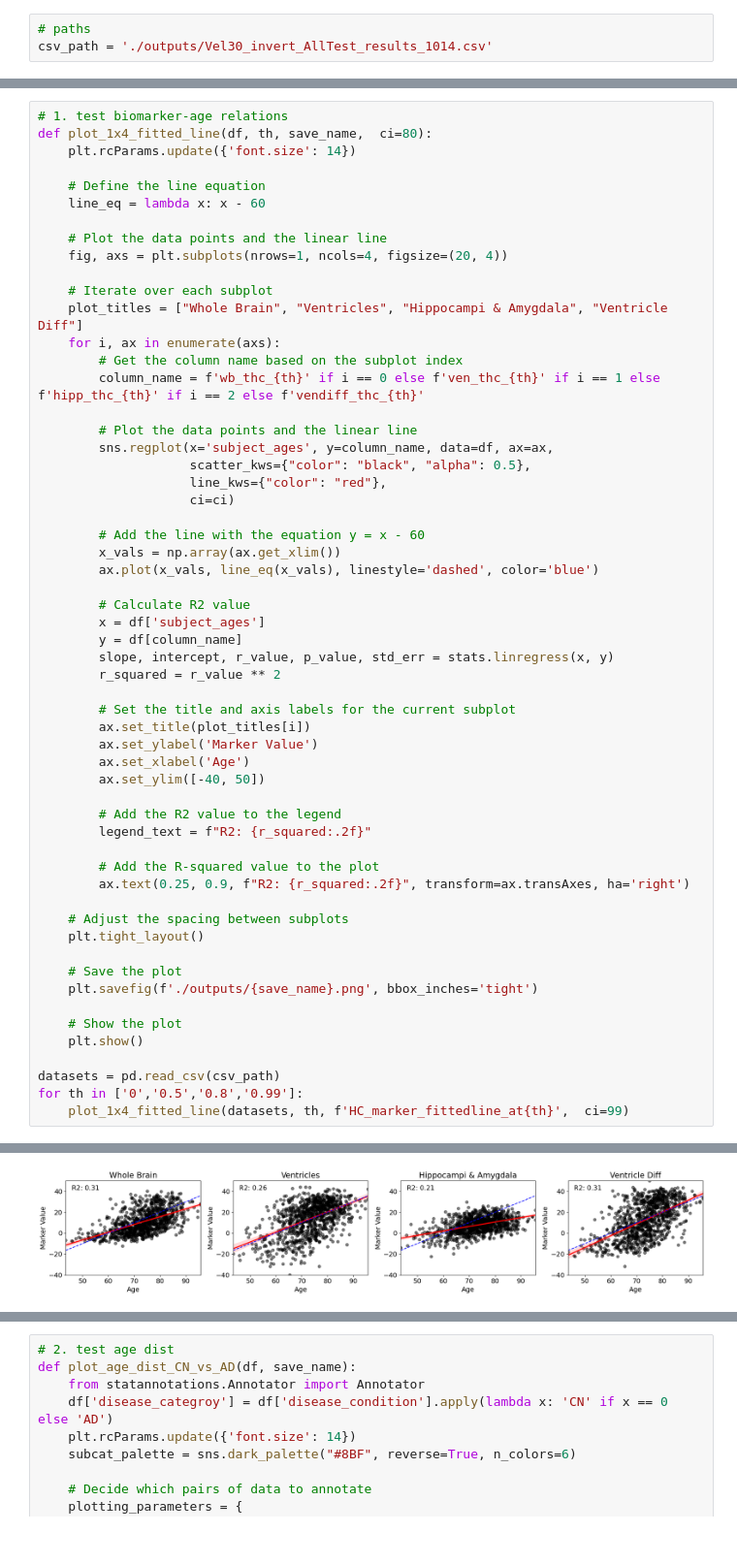
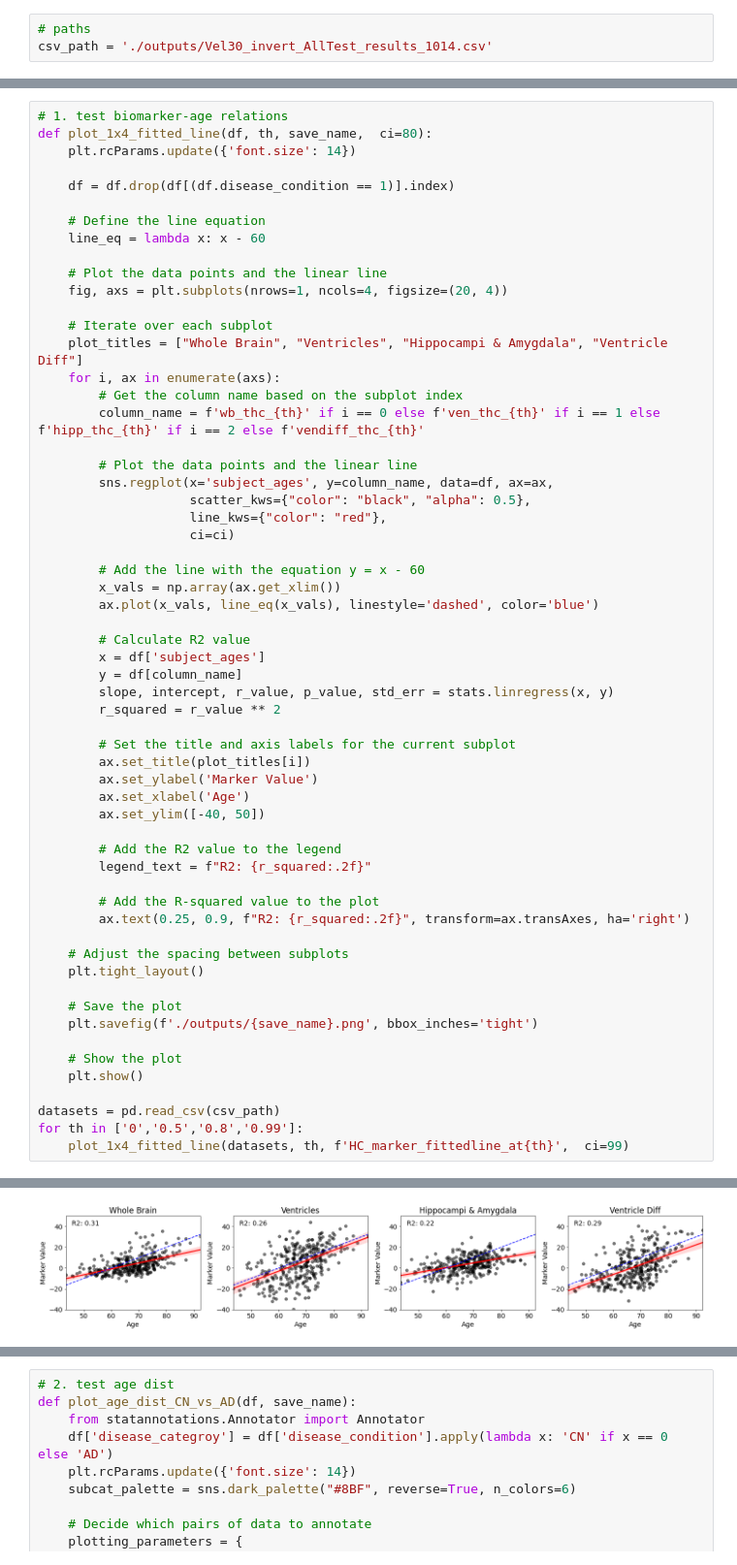
Before and after one commit to Fjr9516/Atlas-GAN, a Jupyter notebook: step5_results_analysis.ipynb, the cells around one changed output, grey strips where cells are left out. Shown at 97% size. Saved outputs shown, nothing was run; the diff lists cells and outputs as text.

```diff
--- a/step5_results_analysis.ipynb
+++ b/step5_results_analysis.ipynb
@@ -12,6 +23,8 @@ csv_path = './outputs/Vel30_invert_AllTest_results_1014.csv'
 # 1. test biomarker-age relations
 def plot_1x4_fitted_line(df, th, save_name,  ci=80):
     plt.rcParams.update({'font.size': 14})
+
+    df = df.drop(df[(df.disease_condition == 1)].index)
 
     # Define the line equation
     line_eq = lambda x: x - 60
@@ -72 +85 @@ for th in ['0','0.5','0.8','0.99']:
-[figure, old version]
+[figure, new version]
```
Also changed, not shown: parts of 16 cells of this notebook.
